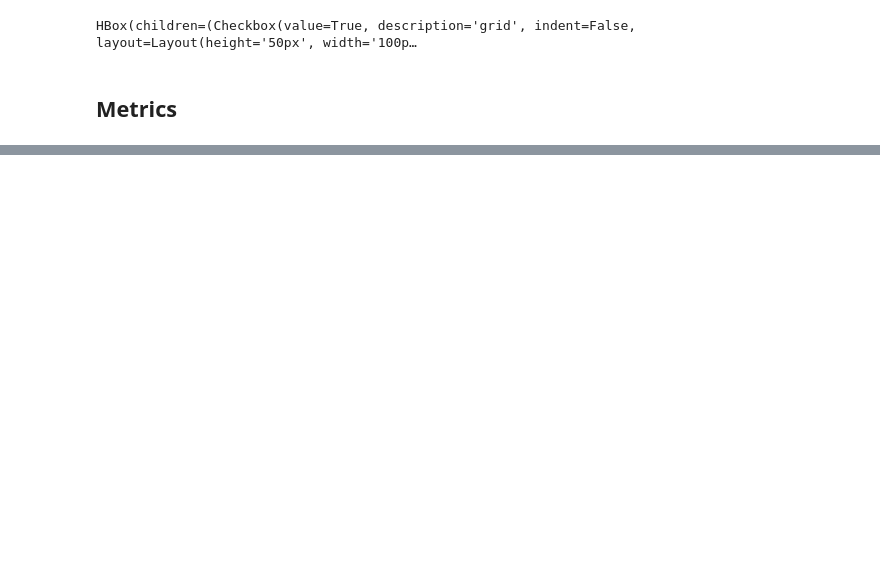
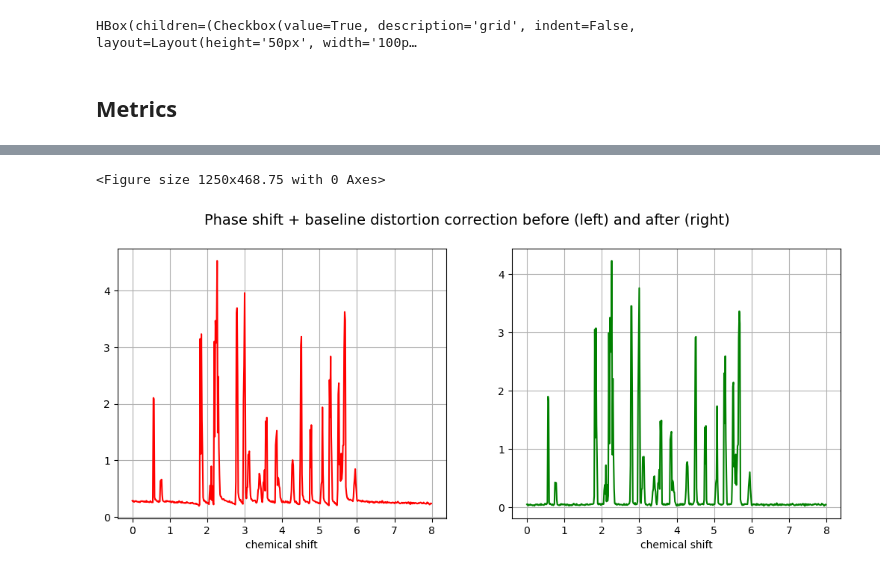
Before and after one commit to sejin8642/projnmr, a Jupyter notebook: scripts/prototyping.ipynb, the cells around one changed output, grey strips where cells are left out. Drawn from its saved outputs; the diff is of its cells as text; code cells hidden in the pictures; blank space fills up the shorter version.

```diff
--- a/scripts/prototyping.ipynb
+++ b/scripts/prototyping.ipynb
@@ -1233,0 +1113,2 @@ np.square
+# %%
+y_pred3 = loaded_model_PHB.predict(comb_input)
@@ -1233,0 +1177,3 @@ np.square
+# %%
+with open('data_for_figures.npy', 'wb') as f:
+    np.save(f, figure_list.astype('float32'))
@@ -1233,0 +1308,7 @@ np.square
+# %%
+desired_width_pixels = 1200
+desired_height_pixels = 450
+dpi = 96  # Adjust based on your needs
+
+figure_width_inches = desired_width_pixels / dpi
+figure_height_inches = desired_height_pixels / dpi
@@ -1233,0 +1324,35 @@ np.square
+# %%
+# chemical shift and figure size
+cutoff = int(1024/2)
+ch = chemical_shift[:cutoff]
+plt.figure(figsize=(figure_width_inches, figure_height_inches))
+
+# pick n = 0, 1, or 2 (baseline, pahse+shift, both)
+n = 2
+s1 = example_figures[3*n + 0][:cutoff] # measured
+s2 = example_figures[3*n + 1][:cutoff] # true
+s3 = example_figures[3*n + 2][:cutoff] # predicted
+
+fig, axs = plt.subplots(1, 2, figsize=(figure_width_inches, figure_height_inches))
+axs[0].plot(ch, s1, color='red')
+axs[0].set_xlabel('chemical shift')
+
+axs[1].plot(ch, s2, color='green')
+axs[1].set_xlabel('chemical shift')
+
+# title
+# fig.suptitle("Baseline distortion correction before (left) and after (right)", fontsize=14, horizontalalignment='center')
+# fig.suptitle("Phase shift distortion correction before (left) and after (right)", fontsize=14, horizontalalignment='center')
+fig.suptitle("Phase shift + baseline distortion correction before (left) and after (right)", fontsize=14, horizontalalignment='center')
+
+# figure grid
+axs[0].grid(True)
+axs[1].grid(True)
+
+# save figures
+plt.savefig("both_comparison.png", dpi=dpi)  # Save the plot with the same DPI
+plt.savefig("both_comparison.eps", dpi=dpi)  # Save the plot with the same DPI
+plt.show()
+# %% [output]
+<Figure size 1250x468.75 with 0 Axes>
+[figure, added]
```
Also changed, not shown: parts of 80 cells of this notebook, 15 other files.
